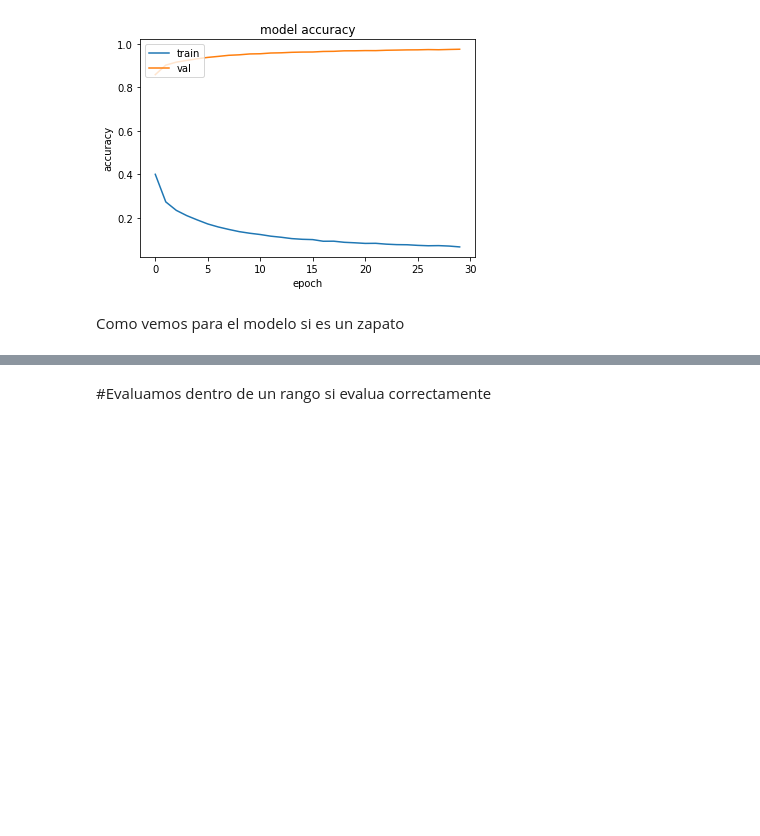
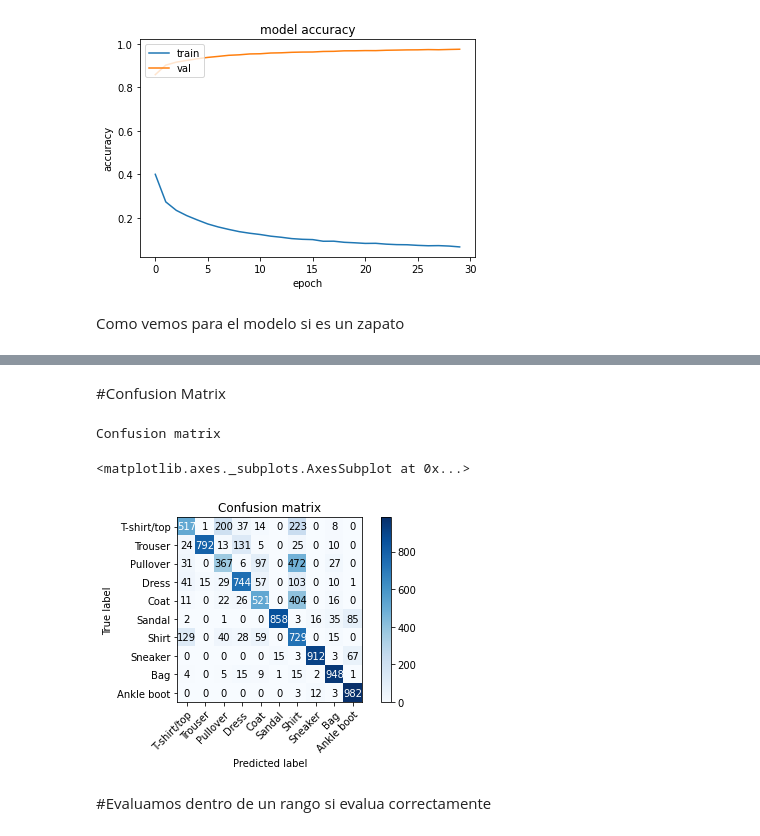
Before and after one commit to vale314/GLAMUR-IA, a Jupyter notebook: GLAMUR01.ipynb, the cells around one changed output, grey strips where cells are left out. Drawn from its saved outputs; the diff is of its cells as text; code cells hidden in the pictures; blank space fills up the shorter version.

```diff
--- a/GLAMUR01.ipynb
+++ b/GLAMUR01.ipynb
@@ -259,3 +266,15 @@ utils.plot_image_and_prob(predictions, test_labels, test_images, i=index)
+# %% [markdown]
+#Confusion Matrix
+# %%
+# Como siempre - vamos a convertir la matriz de probabilidades en clases
+predicted_classes = utils.label_with_highest_prob(predictions)
+
+# Graficar la matriz
+utils.plot_confusion_matrix(y_pred=predicted_classes, y_true=test_labels, classes=np.array(class_names))
+# %% [output]
+Confusion matrix
+<matplotlib.axes._subplots.AxesSubplot at 0x...>
+[figure, added]
 # %% [markdown]
 #Evaluamos dentro de un rango si evalua correctamente
 # %%
```
Also changed, not shown: parts of 3 cells of this notebook.
